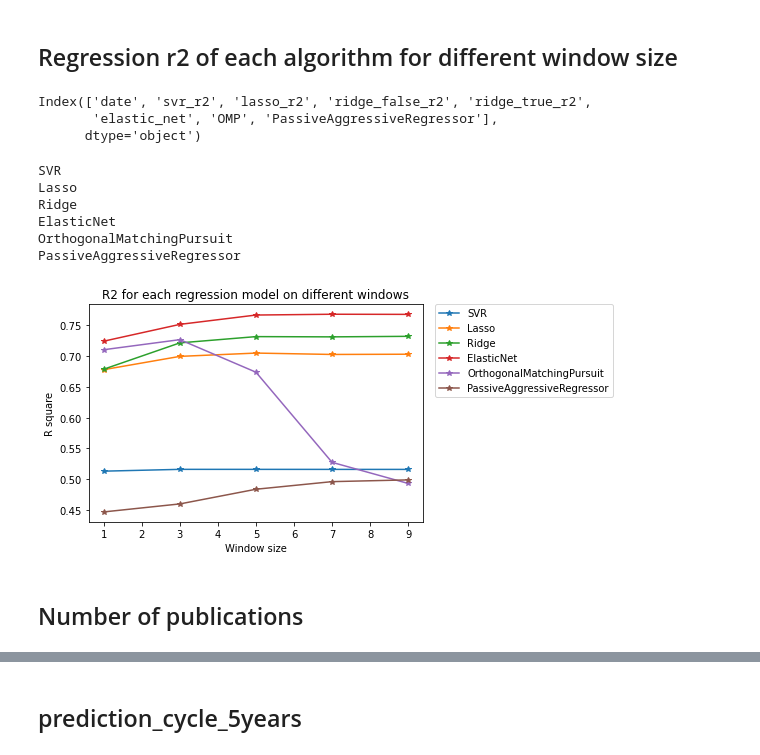
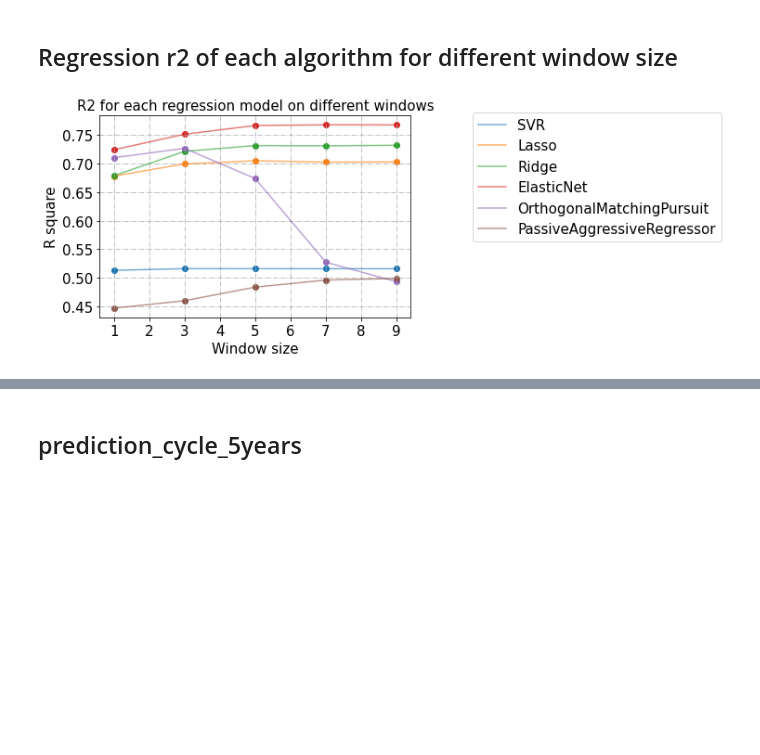
Before and after one commit to jiashenggu/ai_in_bio, a Jupyter notebook: pubmed_figure_2022.ipynb, the cells around one changed output, grey strips where cells are left out. Saved outputs shown, nothing was run; the diff lists cells and outputs as text; code cells hidden in the pictures; blank space fills up the shorter version.

Commit message:
update heatmap

```diff
--- a/pubmed_figure_2022.ipynb
+++ b/pubmed_figure_2022.ipynb
@@ -128,68 +11,31 @@ plt.show()
 # %% [markdown]
 ## Regression r2 of each algorithm for different window size
-# %%
-# window_sizes=[1,3,5,7,9]
-
-# for window_size in window_sizes:
-#     reg_window_size = pd.read_csv("window_size_{}_final.csv".format(window_size), index_col=0)
-#     other_window_size = pd.read_csv("window_size_{}_PassiveAggressiveRegressor.csv".format(window_size), index_col=0)
-#     reg_window_size['PassiveAggressiveRegressor'] = other_window_size['try']
-#     reg_window_size.to_csv("window_size_{}_final.csv".format(window_size))
-
-window_sizes=[1,3,5,7,9]
-
-for window_size in window_sizes:
-    reg_window_size = pd.read_csv("window_size_{}_final.csv".format(window_size), index_col=0)
-    reg_window_size.columns = ['date', 'SVR', 'Lasso', 'ridge_false_r2',
-       'Ridge', 'Elastic_net', 'OrthogonalMatchingPursuit', 'PassiveAggressiveRegressor']
-    reg_window_size = reg_window_size.drop(columns=['ridge_false_r2'])
-    reg_window_size.to_csv("window_size_{}_final.csv".format(window_size))
-# %%
-reg_window_size = pd.read_csv("window_size_{}_final.csv".format(window_size), index_col=0)
-reg_window_size.columns
-# %% [output]
-Index(['date', 'svr_r2', 'lasso_r2', 'ridge_false_r2', 'ridge_true_r2',
-       'elastic_net', 'OMP', 'PassiveAggressiveRegressor'],
-      dtype='object')
-# %%
-from sklearn.linear_model import Ridge
-from sklearn.linear_model import Lasso
-from sklearn.linear_model import ElasticNet
-from sklearn.linear_model import OrthogonalMatchingPursuit
-from sklearn.linear_model import PassiveAggressiveRegressor
-from sklearn.svm import SVR
-reg_models = [SVR, Lasso, Ridge, ElasticNet, OrthogonalMatchingPursuit, PassiveAggressiveRegressor]
-for reg_model in reg_models:
-    print(reg_model.__name__)
-# %% [output]
-SVR
-Lasso
-Ridge
-ElasticNet
-OrthogonalMatchingPursuit
-PassiveAggressiveRegressor
 # %%
 import pandas as pd
 
 import matplotlib.pyplot as plt
 from statistics import mean
-plt.xlabel("Window size")
-plt.ylabel("R square")
+
 window_sizes=[1,3,5,7,9]
 reg_window_sizes = []
 for window_size in window_sizes:
     reg_window_size = pd.read_csv("window_size_{}_final.csv".format(window_size), index_col=0)
     reg_window_size = reg_window_size[4:-1]
     reg_window_sizes.append(reg_window_size)
 model_list = ['SVR', 'Lasso', 'Ridge','ElasticNet', 'OrthogonalMatchingPursuit', 'PassiveAggressiveRegressor']
 for model in model_list:
-    plt.plot(window_sizes, [mean(reg_window_size[model]) for reg_window_size in reg_window_sizes], '-*',  label=model)
+    plt.plot(window_sizes, [mean(reg_window_size[model]) for reg_window_size in reg_window_sizes],  label=model
+    , alpha = 0.6)
+    plt.scatter(window_sizes, [mean(reg_window_size[model]) for reg_window_size in reg_window_sizes])
 
+plt.title("R2 for each regression model on different windows", fontsize=15)
+plt.legend(loc=8, bbox_to_anchor=(1.6, 0.34), fontsize=15)
+plt.xticks(fontsize=15)
+plt.yticks(fontsize=15)
+plt.xlabel("Window size", fontsize=15)
+plt.ylabel("R square", fontsize=15)
+plt.grid(linestyle = '-.')
 
-plt.title("R2 for each regression model on different windows")
-plt.legend(loc=8, bbox_to_anchor=(1.3, 0.55))
 plt.savefig("picture/models_R2_windows_size.pdf")
 # %% [output]
-[figure, old version]
+[figure, new version]
-# %% [markdown]
-## Number of publications
```
Also changed, not shown: parts of 19 cells of this notebook, 34 other files.
